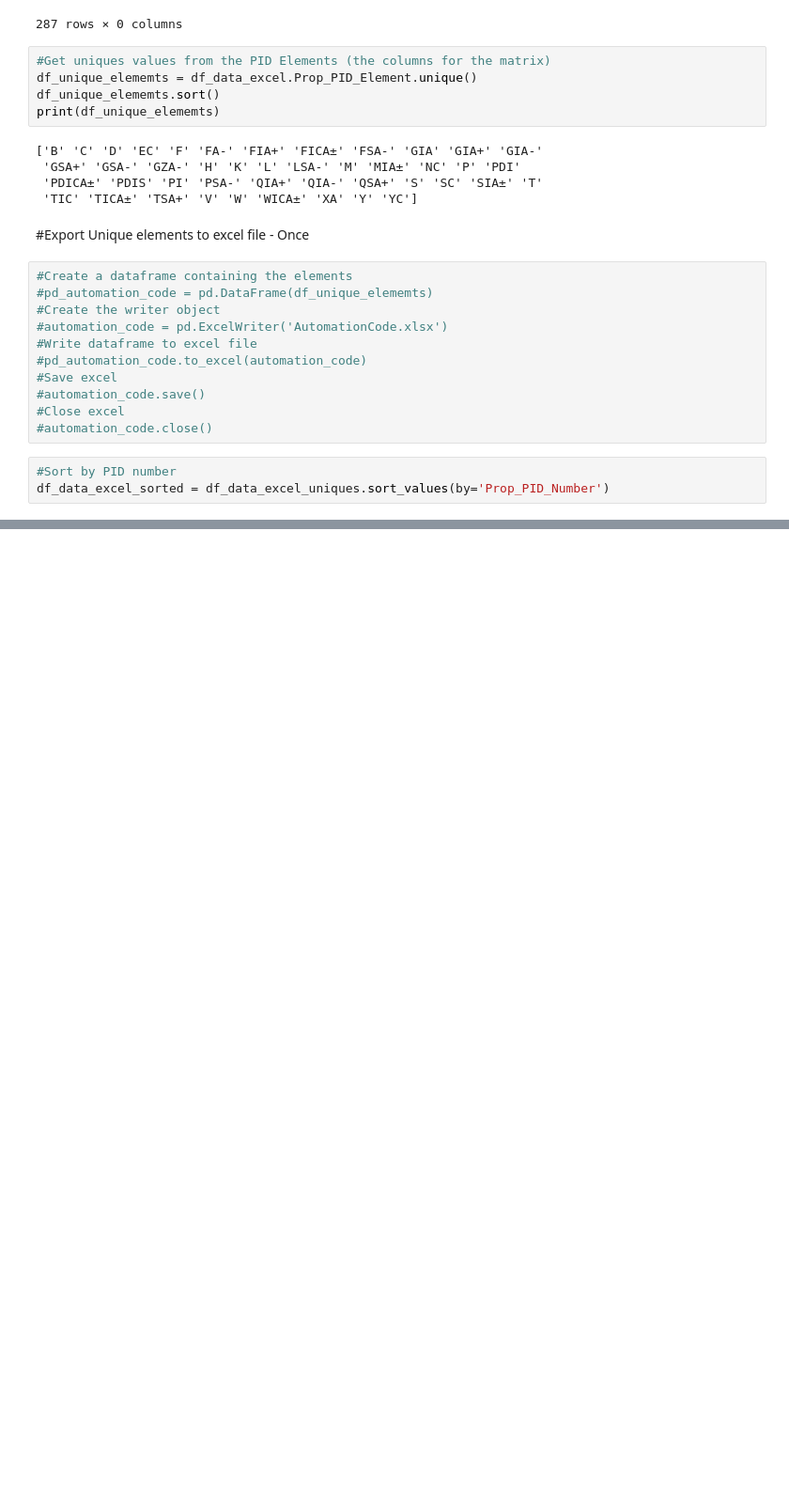
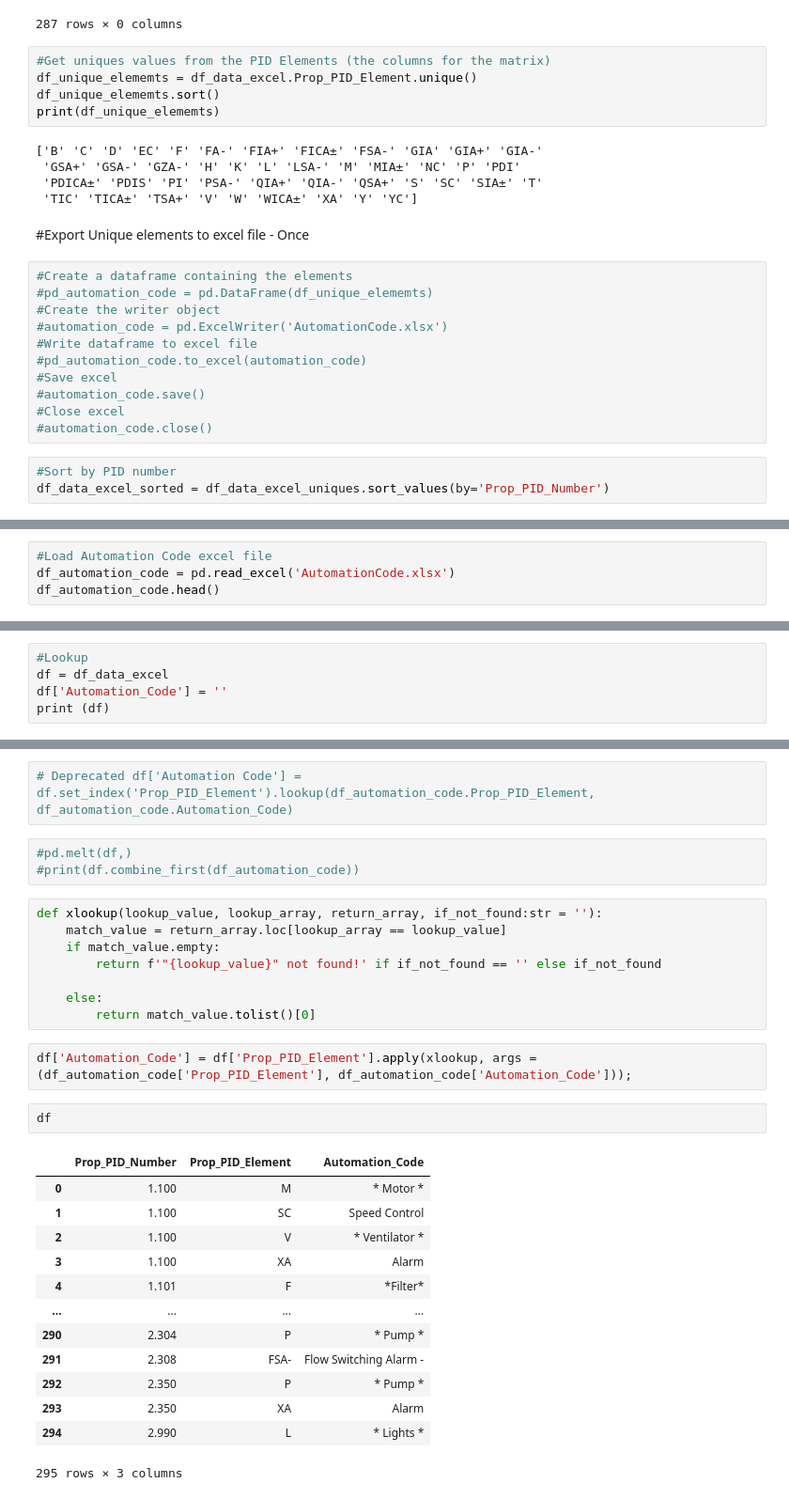
Before and after one commit to emartinskan/epic, a Jupyter notebook: epic.ipynb, the cells around one changed output, grey strips where cells are left out. Shown at 94% size. Cells and saved outputs as stored; diff of their text form; blank space fills up the shorter version.

```diff
--- a/epic.ipynb
+++ b/epic.ipynb
@@ -205,0 +252,4 @@ df_data_excel_sorted.head(1000)
+# %%
+#Load Automation Code excel file
+df_automation_code = pd.read_excel('AutomationCode.xlsx')
+df_automation_code.head()
@@ -205,0 +263,5 @@ df_data_excel_sorted.head(1000)
+# %%
+#Lookup
+df = df_data_excel
+df['Automation_Code'] = ''
+print (df)
@@ -205,0 +283,31 @@ df_data_excel_sorted.head(1000)
+# %%
+# Deprecated df['Automation Code'] = df.set_index('Prop_PID_Element').lookup(df_automation_code.Prop_PID_Element, df_automation_code.Automation_Code)
+# %%
+#pd.melt(df,)
+#print(df.combine_first(df_automation_code))
+# %%
+def xlookup(lookup_value, lookup_array, return_array, if_not_found:str = ''):
+    match_value = return_array.loc[lookup_array == lookup_value]
+    if match_value.empty:
+        return f'"{lookup_value}" not found!' if if_not_found == '' else if_not_found
+
+    else:
+        return match_value.tolist()[0]
+# %%
+df['Automation_Code'] = df['Prop_PID_Element'].apply(xlookup, args = (df_automation_code['Prop_PID_Element'], df_automation_code['Automation_Code']));
+# %%
+df
+# %% [output]
+|  | Prop_PID_Number | Prop_PID_Element | Automation_Code |
+| 0 | 1.100 | M | * Motor * |
+| 1 | 1.100 | SC | Speed Control |
+| 2 | 1.100 | V | * Ventilator * |
+| 3 | 1.100 | XA | Alarm |
+| 4 | 1.101 | F | *Filter* |
+| ... | ... | ... | ... |
+| 290 | 2.304 | P | * Pump * |
+| 291 | 2.308 | FSA- | Flow Switching Alarm - |
+| 292 | 2.350 | P | * Pump * |
+| 293 | 2.350 | XA | Alarm |
+| 294 | 2.990 | L | * Lights * |
+295 rows × 3 columns
```
Also changed, not shown: parts of 15 cells of this notebook.
